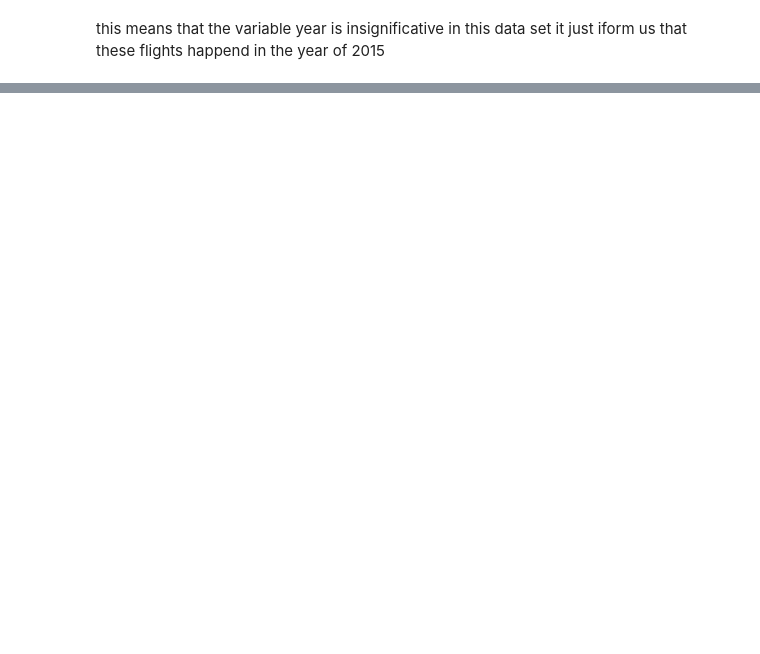
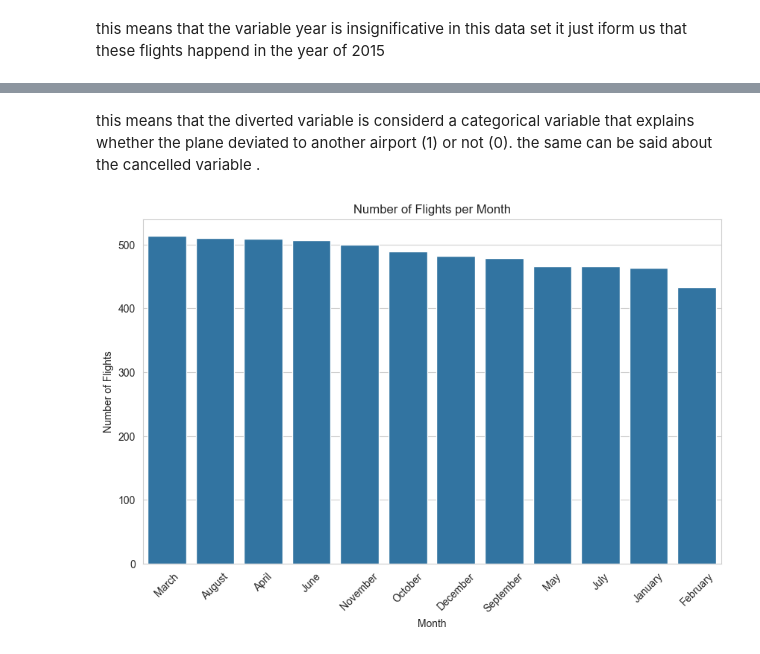
Before and after one commit to hacha007/EDA, a Jupyter notebook: flights_EDA.ipynb, the cells around one changed output, grey strips where cells are left out. Cells and saved outputs as stored; diff of their text form; code cells hidden in the pictures; blank space fills up the shorter version.

Commit message:
time variables

```diff
--- a/flights_EDA.ipynb
+++ b/flights_EDA.ipynb
@@ -87,0 +132,17 @@ this means that the variable year is insignificative in this data set it just if
+# %% [markdown]
+this means that the diverted variable is considerd a categorical variable that explains whether the plane deviated to another airport (1) or not (0).
+the same can be said about the cancelled variable .
+# %%
+plt.figure(figsize=(10, 6))
+sns.set_style('whitegrid')
+num_df["MONTH"].replace({1: 'January', 2: 'February', 3: 'March', 4: 'April', 5: 'May', 6: 'June',
+                          7: 'July', 8: 'August', 9: 'September', 10: 'October', 11: 'November', 12: 'December'}, inplace=True)
+sns.set_style('whitegrid')
+sns.barplot(x=num_df['MONTH'].value_counts().index, y=num_df['MONTH'].value_counts().values)
+plt.xlabel('Month')
+plt.xticks(rotation=45)
+plt.ylabel('Number of Flights')
+plt.title('Number of Flights per Month')
+plt.show()
+# %% [output]
+[figure, added]
```
Also changed, not shown: parts of 13 cells of this notebook.
